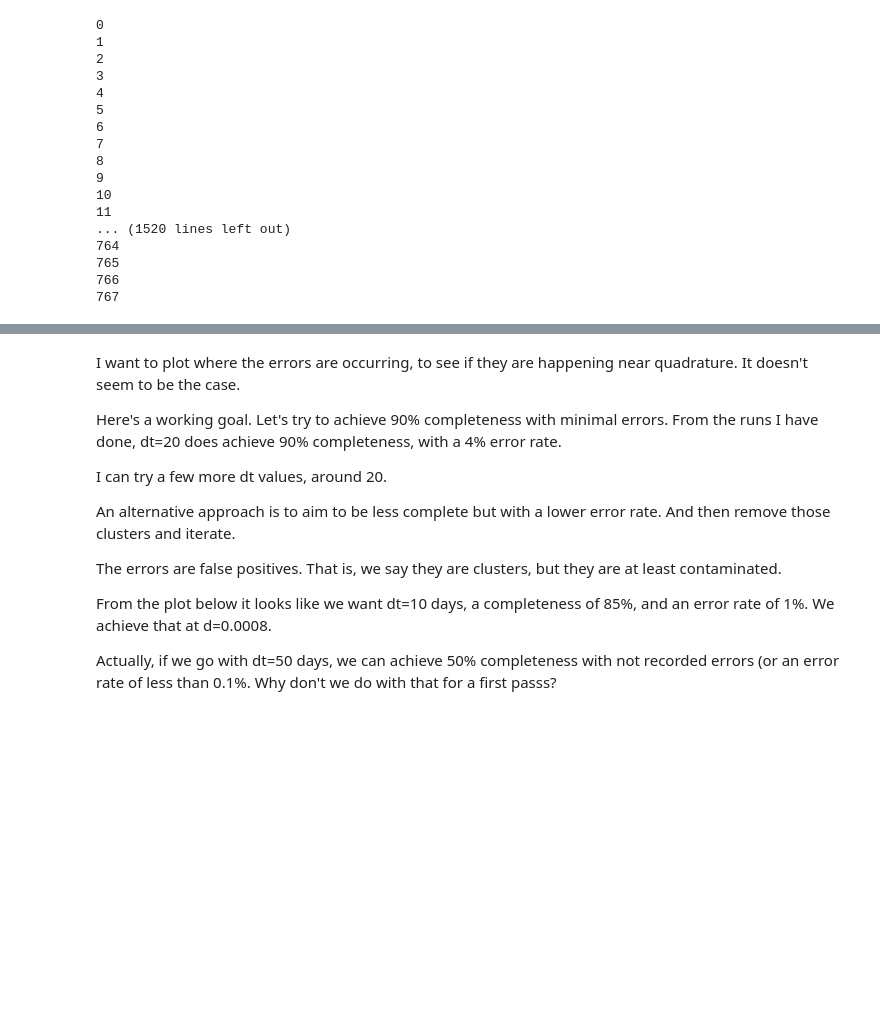
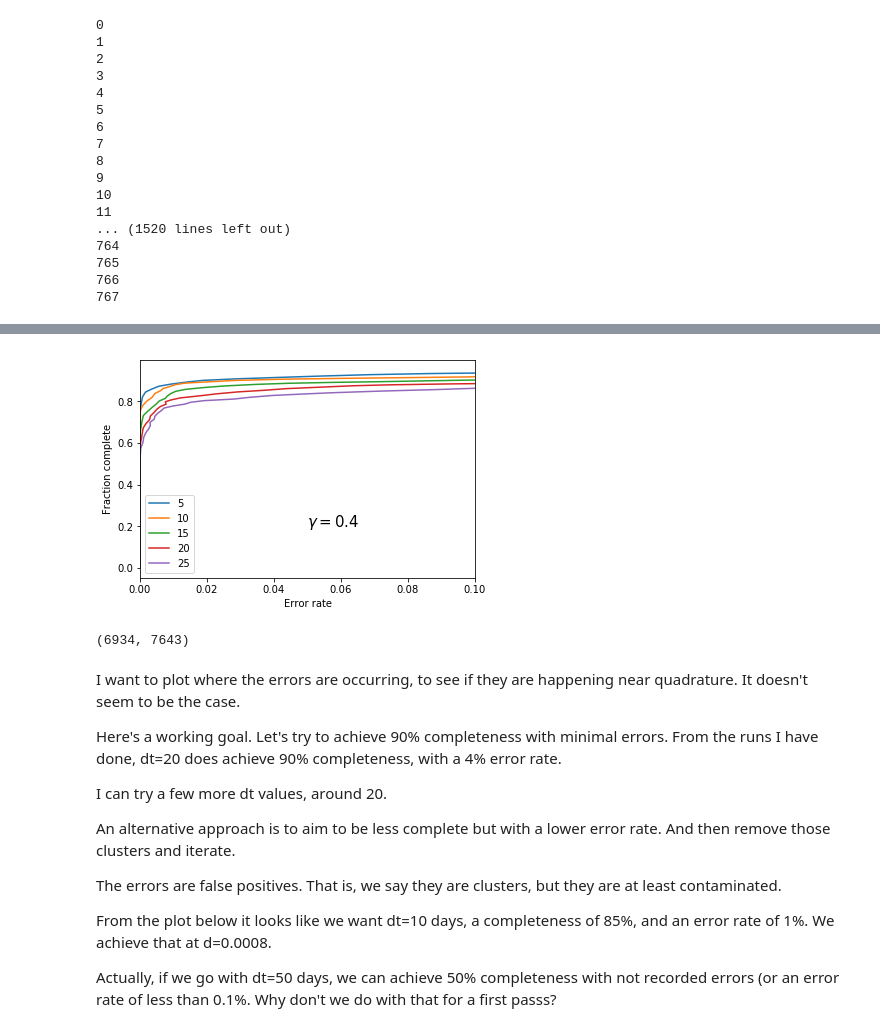
Before and after one commit to pblankley/Asteroid_Tracklets, a Jupyter notebook: ITF/ITF_mjh_trimmed.ipynb, the cells around one changed output, grey strips where cells are left out. Drawn from its saved outputs; the diff is of its cells as text; code cells hidden in the pictures; blank space fills up the shorter version.

```diff
--- a/ITF/ITF_mjh_trimmed.ipynb
+++ b/ITF/ITF_mjh_trimmed.ipynb
@@ -868,19 +856,19 @@ def member_counts(k, sep='|', suff='_'):
     return stem_counter
 
 def unique_clusters(test_set):
-    check_dict = {}
-    errs=[]
+    success_dict = {}
+    failure_counter = Counter()
     for k in test_set:
         stem_counter = member_counts(k)
         if len(stem_counter)>1:
-            errs.append(k)
+            failure_counter.update({k:1})
         else:
-            for k, v in stem_counter.items():
-                if k not in check_dict:
-                    check_dict[k] = v
-                elif v > check_dict[k]:
-                    check_dict[k] = v
-    return check_dict, errs
+            for stem, v in stem_counter.items():
+                if stem not in success_dict:
+                    success_dict[stem] = v, k
+                elif v > success_dict[stem][0]:
+                    success_dict[stem] = v, k
+    return success_dict, failure_counter
 # %% [markdown]
 Not only do we want to tune over the velocity scaling factor dt and the cluster size d, we also want to get a sense for how finely we need to sample the z, zdot space to have a good detection efficiency.  I am guessing that with a bigger dt and a bigger d we can get away with a courser grid of z, zdot, but a larger d comes with a somewhat larger contamination rate from overlapping clusters.
 # %%
@@ -990,9 +978,10 @@ g_gdots = [(x,y) for x in gs for y in gdots]
 
 # Looping over five lunation centers, separated by 3 months each
 #for n in [-11, -14, -17, -20, -23]:
-for n in [-11, -14]:
+#for n in [-11, -14]:
+for n in [-17, -20, -23]:
     pix_runs = {}
-    infilename='data/UnnObs_Training_1_line_A_ec_%.1lf_pm15.0_r2.5.trans' % (lunation_center(n))
+    infilename='data/UnnObs_Training_1_line_A_ec_labelled_%.1lf_pm15.0_r2.5.trans' % (lunation_center(n))
     pickle_filename = infilename.rstrip('trans') + 'train.v3_pickle'
     for pix in range(hp.nside2npix(nside)):
         pix_runs[pix] = do_training_run([pix], infilename, lunation_center(n), g_gdots=g_gdots)
@@ -1061,14 +1030,14 @@ def output_sky_regions(pixels, infilename='data/itf_new_1_line_ec_2457397.5_pm45
 
     return lines
 # %%
-def accessible_clusters(pixels, infilename='data/UnnObs_Training_1_line_A_ec_2457397.5_pm15.0_r2.5.trans', mincount=3):
+def accessible_clusters(pixels, infilename='data/UnnObs_Training_1_line_A_ec_labelled_2457397.5_pm15.0_r2.5.trans', mincount=3):
     true_counts={}
     mergedCounter_dict = {}
     mergedTime_dict = {}
     for pix in pixels:
         # Here is a double counting problem.
         lines = output_sky_regions([pix], infilename=infilename)
-        print(pix, len(lines))
+        #print(pix, len(lines))
         trackletCounter = Counter()
         tracklet_time = defaultdict(float)
         for line in lines:
@@ -1089,7 +1058,7 @@ def accessible_clusters(pixels, infilename='data/UnnObs_Training_1_line_A_ec_245
     return true_counts, mergedCounter_dict, mergedTime_dict
 # %%
 for n in [-14]:
-    infilename='data/UnnObs_Training_1_line_A_ec_%.1lf_pm15.0_r2.5.trans' % (lunation_center(n))
+    infilename='data/UnnObs_Training_1_line_A_ec_labelled_%.1lf_pm15.0_r2.5.trans' % (lunation_center(n))
     pickle_filename = infilename.rstrip('trans') + 'train.v3_pickle'
     with open(pickle_filename, 'rb') as handle:
         pix_runs = pickle.load(handle)
@@ -1239,28 +1193,34 @@ plt.show()
 # %%
 
 for dt in np.arange(5, 30, 5):
     pixels=list(pix_runs.keys())
     ds = pix_runs[pixels[0]][dt][0]
     nclusters = pix_runs[pixels[0]][dt][1]
     nerrors = pix_runs[pixels[0]][dt][2]
     for pix in pixels[1:]:
         nclusters = list(map(add, nclusters, pix_runs[pix][dt][1]))
         nerrors = list(map(add, nerrors, pix_runs[pix][dt][2]))
     nclusters=np.array(nclusters)
     nerrors=np.array(nerrors)
 
     plt.plot(nerrors/true_count, nclusters/true_count, label=dt)
 
 plt.xlim((0.0001, 0.1))
 #plt.xscale("log", nonposx='clip')
-plt.ylim((0, 1))
+#plt.ylim((0, 1))
 plt.xlabel('Error rate')
 plt.ylabel('Fraction complete')
 plt.text(0.05, 0.2, r'$\gamma=0.4$', fontsize=15)
 plt.legend()
 plt.savefig('AUCish_z2.5.pdf')
 plt.show()
 #
+# %% [output]
+[figure, added]
+# %%
+max(nclusters), true_count
+# %% [output]
+(6934, 7643)
 # %% [markdown]
 I want to plot where the errors are occurring, to see if they are happening near quadrature.  It doesn't seem to be the case.
 
```
Also changed, not shown: parts of 43 cells of this notebook, 3 other files.
